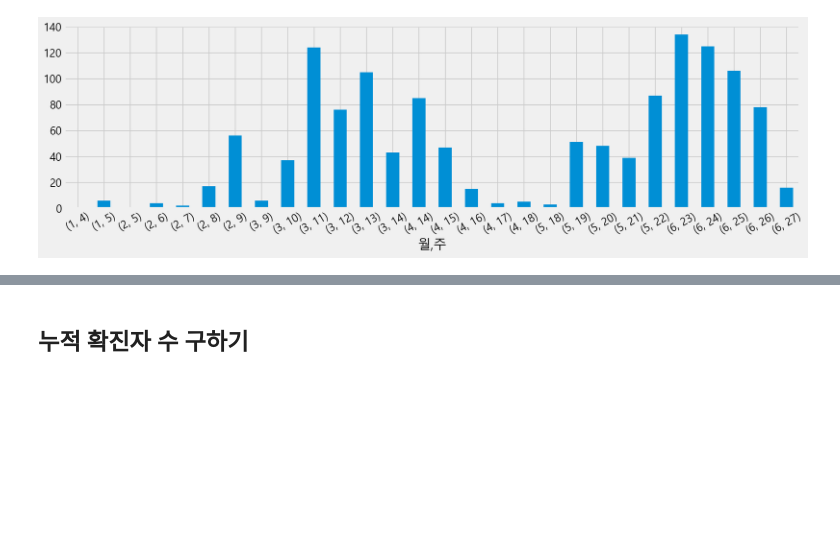
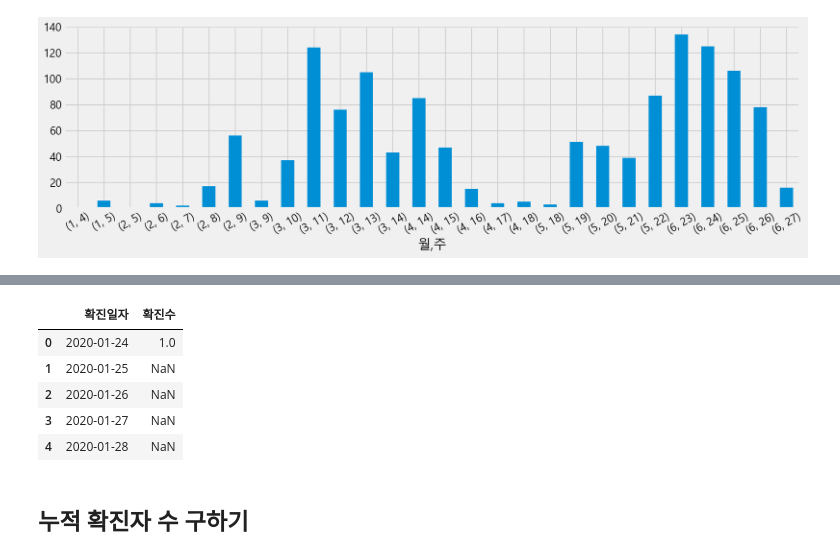
Before and after one commit to nz663633/data-analysis-viz, a Jupyter notebook: seoul-covid-19-02-eda-input.ipynb, the cells around one changed output, grey strips where cells are left out. Drawn from its saved outputs; the diff is of its cells as text; code cells hidden in the pictures; blank space fills up the shorter version.

```diff
--- a/seoul-covid-19-02-eda-input.ipynb
+++ b/seoul-covid-19-02-eda-input.ipynb
@@ -355,2 +371,6 @@ month_weekly_case.plot.bar(figsize=(15, 4), rot=30)
 # %%
 # days 변수의 값으로 "연월일" 이라는 컬럼이름을 갖는 데이터프레임을 만듭니다.
+# days.to_frame()
+
+df_days = pd.DataFrame({"확진일자": days})
+df_days.head()
@@ -357,2 +384,5 @@ month_weekly_case.plot.bar(figsize=(15, 4), rot=30)
 # %%
 # 확진일자별로 빈도수 구하기
+
+daily_case = df["확진일자"].value_counts()
+daily_case.head()
@@ -359,2 +397,5 @@ month_weekly_case.plot.bar(figsize=(15, 4), rot=30)
 # %%
 # 확진일자별로 빈도수 구한 내용을 데이터프레임으로 변환하기
+
+df_daily_case = daily_case.to_frame()
+df_daily_case.head()
@@ -361,2 +410,5 @@ month_weekly_case.plot.bar(figsize=(15, 4), rot=30)
 # %%
 # value_counts 결과의 컬럼명을 "확진수" 로 바꾸기
+
+df_daily_case.columns = ["확진수"]
+df_daily_case.head()
@@ -367,6 +427,16 @@ month_weekly_case.plot.bar(figsize=(15, 4), rot=30)
 <img src="https://pandas.pydata.org/pandas-docs/stable/_images/08_merge_left.svg">
 # %%
 # 확진자가 없는 날도 일자에 표현이 되도록 전체 일자와 확진 데이터를 merge 로 합쳐줍니다.
+
+all_day = df_days.merge(df_daily_case, left_on="확진일자", right_on=df_daily_case.index, how='outer')
+all_day.head()
+# %% [output]
+|  | 확진일자 | 확진수 |
+| 0 | 2020-01-24 | 1.0 |
+| 1 | 2020-01-25 | NaN |
+| 2 | 2020-01-26 | NaN |
+| 3 | 2020-01-27 | NaN |
+| 4 | 2020-01-28 | NaN |
 # %% [markdown]
 ## 누적 확진자 수 구하기
 # %%
```
Also changed, not shown: parts of 8 cells of this notebook.
